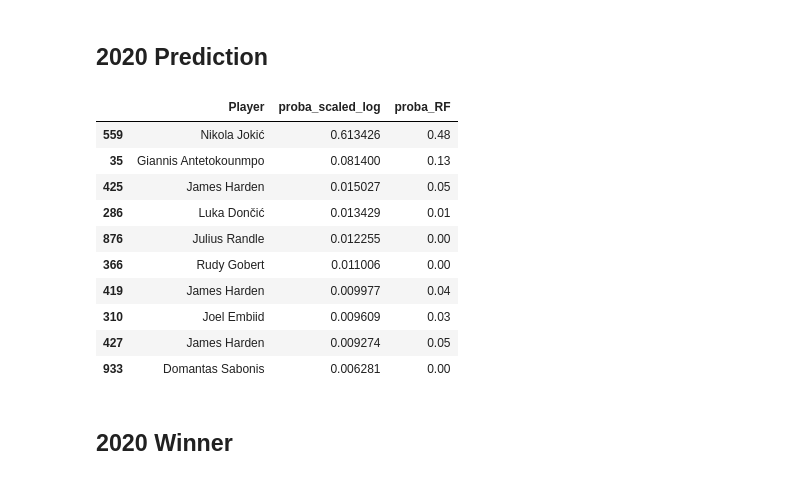
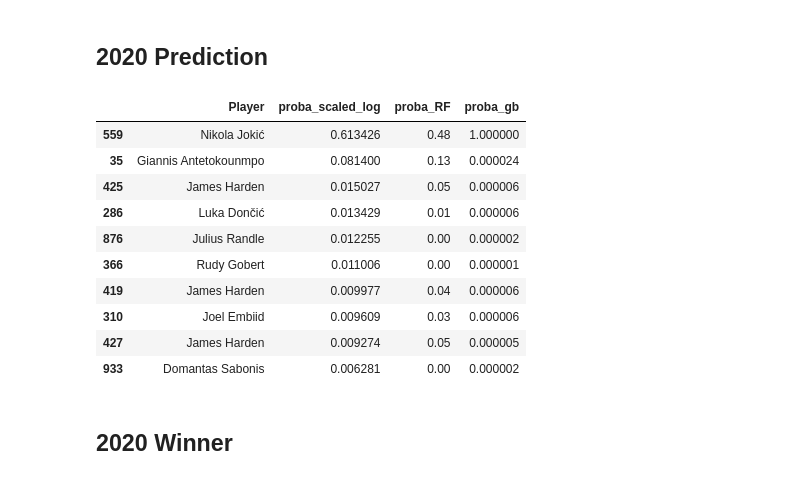
Before and after one commit to jdclifton2/NBAMVPPredictor, a Jupyter notebook: scripts/MVP_Modeling_Clean.ipynb, the cells around one changed output. Cells and saved outputs as stored; diff of their text form; code cells hidden in the pictures.

```diff
--- a/scripts/MVP_Modeling_Clean.ipynb
+++ b/scripts/MVP_Modeling_Clean.ipynb
@@ -486,19 +504,31 @@ results_scaled_log = hand_select_models['Scaledlogistic']['fitted_model'].predic
 results_RF = hand_select_models['RandomForestClassifier']['fitted_model'].predict(X)
 proba_scaled_log = hand_select_models['Scaledlogistic']['fitted_model'].predict_proba(X).tolist()
 proba_RF = hand_select_models['RandomForestClassifier']['fitted_model'].predict_proba(X).tolist()
+
+results_gb = hand_select_models['GradientBoostingClassifier']['fitted_model'].predict(X)
+proba_gb = hand_select_models['GradientBoostingClassifier']['fitted_model'].predict_proba(X).tolist()
+
+
 mvp_log_probs = []
 mvp_rf_probs = []
+mvp_gb_probs = []
 for prob in proba_scaled_log:
     #print(prob[1])
     mvp_log_probs.append(prob[1])
 for prob in proba_RF:
     mvp_rf_probs.append(prob[1])
+
+for prob in proba_gb:
+    mvp_gb_probs.append(prob[1])
 # print(hand_select_models['Scaledlogistic']['fitted_model'].predict_proba(X).tolist())
 # print(proba_RF)
 df_2019['results_scaled_log'] = results_scaled_log
 df_2019['results_RF'] = results_RF
 df_2019['proba_scaled_log'] = mvp_log_probs
 df_2019['proba_RF'] = mvp_rf_probs
+
+df_2019['proba_gb'] = mvp_gb_probs
+df_2019['results_gb'] = results_gb
 # %% [markdown]
 ## 2019 Prediction
 # %%
@@ -568,35 +598,47 @@ results_scaled_log = hand_select_models['Scaledlogistic']['fitted_model'].predic
 results_RF = hand_select_models['RandomForestClassifier']['fitted_model'].predict(X)
 proba_scaled_log = hand_select_models['Scaledlogistic']['fitted_model'].predict_proba(X).tolist()
 proba_RF = hand_select_models['RandomForestClassifier']['fitted_model'].predict_proba(X).tolist()
+results_gb = hand_select_models['GradientBoostingClassifier']['fitted_model'].predict(X)
+proba_gb = hand_select_models['GradientBoostingClassifier']['fitted_model'].predict_proba(X).tolist()
+
+
 mvp_log_probs = []
 mvp_rf_probs = []
+mvp_gb_probs = []
+
 for prob in proba_scaled_log:
     #print(prob[1])
     mvp_log_probs.append(prob[1])
 for prob in proba_RF:
     mvp_rf_probs.append(prob[1])
+
+for prob in proba_gb:
+    mvp_gb_probs.append(prob[1])
+
 # print(hand_select_models['Scaledlogistic']['fitted_model'].predict_proba(X).tolist())
 # print(proba_RF)
 df_2020['results_scaled_log'] = results_scaled_log
 df_2020['results_RF'] = results_RF
 df_2020['proba_scaled_log'] = mvp_log_probs
 df_2020['proba_RF'] = mvp_rf_probs
+df_2020['proba_gb'] = mvp_gb_probs
+df_2020['results_gb'] = results_gb
 # %% [markdown]
 ## 2020 Prediction
 # %%
-df_2020.sort_values(by='proba_scaled_log', ascending=False)[['Player', 'proba_scaled_log', 'proba_RF']].head(10)
+df_2020.sort_values(by='proba_scaled_log', ascending=False)[['Player', 'proba_scaled_log', 'proba_RF', 'proba_gb']].head(10)
 # %% [output]
-|  | Player | proba_scaled_log | proba_RF |
-| 559 | Nikola Jokić | 0.613426 | 0.48 |
-| 35 | Giannis Antetokounmpo | 0.081400 | 0.13 |
-| 425 | James Harden | 0.015027 | 0.05 |
-| 286 | Luka Dončić | 0.013429 | 0.01 |
-| 876 | Julius Randle | 0.012255 | 0.00 |
-| 366 | Rudy Gobert | 0.011006 | 0.00 |
-| 419 | James Harden | 0.009977 | 0.04 |
-| 310 | Joel Embiid | 0.009609 | 0.03 |
-| 427 | James Harden | 0.009274 | 0.05 |
-| 933 | Domantas Sabonis | 0.006281 | 0.00 |
+|  | Player | proba_scaled_log | proba_RF | proba_gb |
+| 559 | Nikola Jokić | 0.613426 | 0.48 | 1.000000 |
+| 35 | Giannis Antetokounmpo | 0.081400 | 0.13 | 0.000024 |
+| 425 | James Harden | 0.015027 | 0.05 | 0.000006 |
+| 286 | Luka Dončić | 0.013429 | 0.01 | 0.000006 |
+| 876 | Julius Randle | 0.012255 | 0.00 | 0.000002 |
+| 366 | Rudy Gobert | 0.011006 | 0.00 | 0.000001 |
+| 419 | James Harden | 0.009977 | 0.04 | 0.000006 |
+| 310 | Joel Embiid | 0.009609 | 0.03 | 0.000006 |
+| 427 | James Harden | 0.009274 | 0.05 | 0.000005 |
+| 933 | Domantas Sabonis | 0.006281 | 0.00 | 0.000002 |
 # %% [markdown]
 ## 2020 Winner
 # %% [markdown]
```
Also changed, not shown: parts of 29 cells of this notebook, 1 other file.
